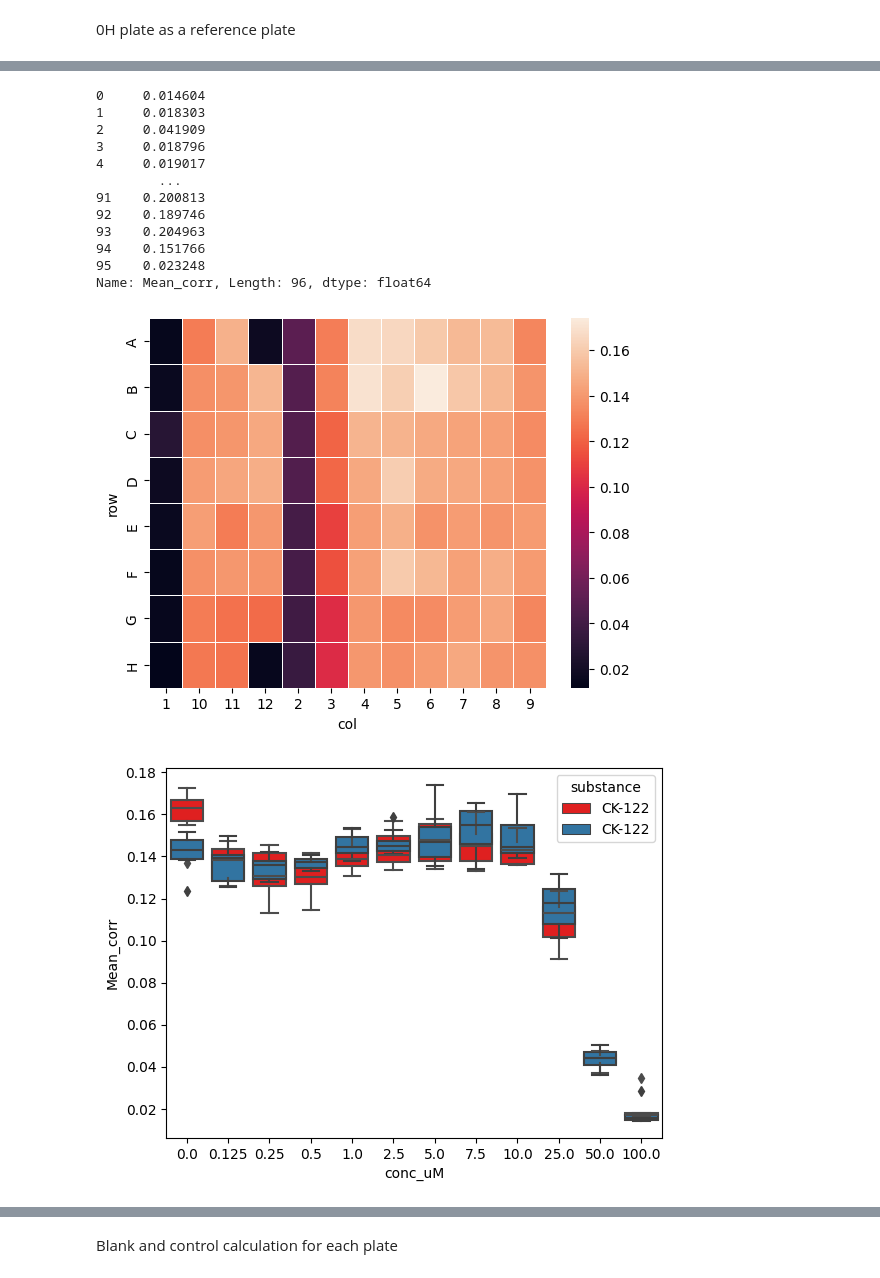
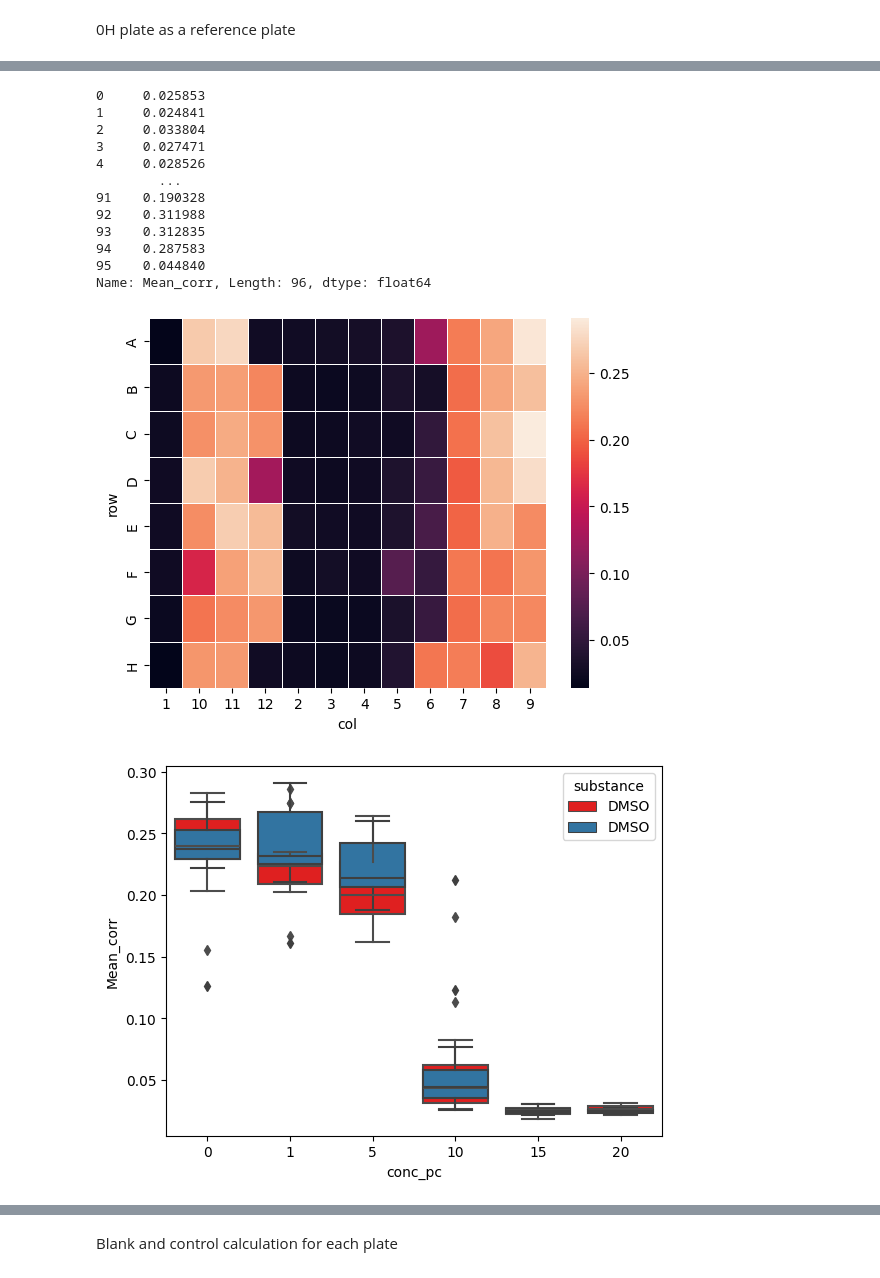
Before and after one commit to arteys/Resazurin_ChemiDoc, a Jupyter notebook: RZ_12_testing_ground_ref_plate.ipynb, the cells around one changed output, grey strips where cells are left out. Cells and saved outputs as stored; diff of their text form; code cells hidden in the pictures.

```diff
--- a/RZ_12_testing_ground_ref_plate.ipynb
+++ b/RZ_12_testing_ground_ref_plate.ipynb
@@ -10,7 +10,7 @@ import matplotlib.pyplot as plt
 # %% [markdown]
 New for multiple images in CP file
 # %%
-part_to_folder = r"C:\Users\Modern\Documents\Biorad\CellProfiler\Results\2024-07-24 Vero Rd hTERT CK-99c ISK-1 + CK-122 Slovesnova\0H plates CK-122"
+part_to_folder = r"C:\Users\Modern\Documents\Biorad\CellProfiler\Results\2024-07-29 RZ hTERT SPH DMSO conc test"
 
 # files = [f for f in listdir(part_to_folder) if isfile(join(part_to_folder, f))]
 
@@ -98,7 +98,7 @@ data_indexed = pd.concat([row_column_df, data_full_df], axis=1, join='inner') #D
 data_indexed['col']=data_indexed['col'].astype(str) #Otherwise everything will break
 
 data_plate = pd.merge(data_indexed, wellmaps_df, on=['FileName_RGB','row','col']) #Data with image names (FileName_RGB), cell indexes and wellmap
-data_plate[["conc_uM"]] = data_plate[["conc_uM"]].apply(pd.to_numeric)
+data_plate[["conc_pc"]] = data_plate[["conc_pc"]].apply(pd.to_numeric)
 
 print(data_plate)
 # %% [output]
@@ -148,25 +137,13 @@ Name: Intensity_IntegratedIntensity_OrigRed, Length: 96, dtype: float64
 # %%
-# mean_array_reference_plate = []
+p = "2024-07-29 RZ hTERT SPH DMSO conc test 0H (Multichannel).tif"
 
-# for p in plate:
-#     mean = reference_plate[(reference_plate['FileName_RGB'] == p)].loc[:,'Intensity_MeanIntensity_OrigRed'].mean()
-#     print(mean)
-
-#     bc_array_i = [mean,p]
-
-#     mean_array_reference_plate.append(bc_array_i)
-
-
-# mean_reference_plate = pd.DataFrame(reference_plate, columns = ['mean','FileName_RGB'])
-p = "2024-07-19 RD CK-122 0H (Multichannel).tif"
-
-mean = reference_plate[(reference_plate['FileName_RGB'] == p)].loc[:,'Intensity_MeanIntensity_OrigRed'].mean()
+mean = reference_plate[(reference_plate['FileName_RGB'] == p)].loc[:,'Intensity_MeanIntensity_OrigGreen'].mean()
 
 print(mean)
 
-reference_plate['Mean_dif'] = reference_plate['Intensity_MeanIntensity_OrigRed']/mean
+reference_plate['Mean_dif'] = reference_plate['Intensity_MeanIntensity_OrigGreen']/mean
 
-reference_plate['Mean_corr'] = reference_plate['Intensity_MeanIntensity_OrigRed']/reference_plate['Mean_dif']
+reference_plate['Mean_corr'] = reference_plate['Intensity_MeanIntensity_OrigGreen']/reference_plate['Mean_dif']
 
 print(reference_plate['Mean_dif'])
 
@@ -194,5 +171,5 @@ Name: Mean_dif, Length: 96, dtype: float64
 # %%
-sample_plate = data_plate[(data_plate['RZ_incubation'] == '5H')].copy().reset_index(drop=True)
+sample_plate = data_plate[(data_plate['RZ_incubation'] == '24H')].copy().reset_index(drop=True)
 
 heatmap_df = sample_plate.pivot(index="row", columns="col", values="Intensity_IntegratedIntensity_OrigGreen")
 
@@ -223,45 +200,45 @@ sample_plate['Mean_dif'] = reference_plate['Mean_dif']
 
 sample_plate['Mean_corr'] = sample_plate['Intensity_MeanIntensity_OrigGreen']*sample_plate['Mean_dif']
 
 print(sample_plate['Mean_corr'])
 
 heatmap_df = sample_plate.pivot(index="row", columns="col", values="Mean_corr")
 
 # sns.heatmap(heatmap_df, linewidth=.5, vmin=0, vmax=None)
 
-p = "2024-07-19 RD CK-122 5H (Multichannel).tif"
+p = "2024-07-29 RZ hTERT SPH DMSO conc test 24H (Multichannel).tif"
 
 mean_sample = sample_plate[(sample_plate['FileName_RGB'] == p)].loc[:,'Intensity_MeanIntensity_OrigGreen'].mean()
 
 sample_plate['Mean_dif_to_mean'] = sample_plate['Intensity_MeanIntensity_OrigGreen']/mean_sample
 
 sample_plate['Mean_dif_to_mean'] = sample_plate['Intensity_MeanIntensity_OrigGreen']/mean_sample
 
 sample_plate['Mean_corr'] = sample_plate['Intensity_MeanIntensity_OrigGreen']/reference_plate['Mean_dif']
 
 sample_plate['Mean_corr_dif'] = sample_plate['Mean_corr']/mean_sample
 
 
 heatmap_df = sample_plate.pivot(index="row", columns="col", values="Mean_corr")
 
 sns.heatmap(heatmap_df, linewidth=.5 )
 
 
 plt.show()
 # %% [output]
-0     0.014604
-1     0.018303
-2     0.041909
-3     0.018796
-4     0.019017
+0     0.025853
+1     0.024841
+2     0.033804
+3     0.027471
+4     0.028526
         ...
-91    0.200813
-92    0.189746
-93    0.204963
-94    0.151766
-95    0.023248
+91    0.190328
+92    0.311988
+93    0.312835
+94    0.287583
+95    0.044840
 Name: Mean_corr, Length: 96, dtype: float64
-[figure, old version]
+[figure, new version]
 # %%
 # row_drop_list = ['A','H']
 
@@ -271,10 +248,10 @@ cleared_data = sample_plate[sample_plate['blank']=='No']
 
 well_drop_list = ['']
 
-ax = sns.boxplot(data=cleared_data, x="conc_uM", y="Intensity_MeanIntensity_OrigGreen", hue = 'substance', palette=['r'])
+ax = sns.boxplot(data=cleared_data, x="conc_pc", y="Intensity_MeanIntensity_OrigGreen", hue = 'substance', palette=['r'])
 
-ay = sns.boxplot(data=cleared_data, x="conc_uM", y="Mean_corr", hue = 'substance')
+ay = sns.boxplot(data=cleared_data, x="conc_pc", y="Mean_corr", hue = 'substance')
 # %% [output]
-[figure, old version]
+[figure, new version]
 # %%
 
```
Also changed, not shown: parts of 26 cells of this notebook, 4 other files.
